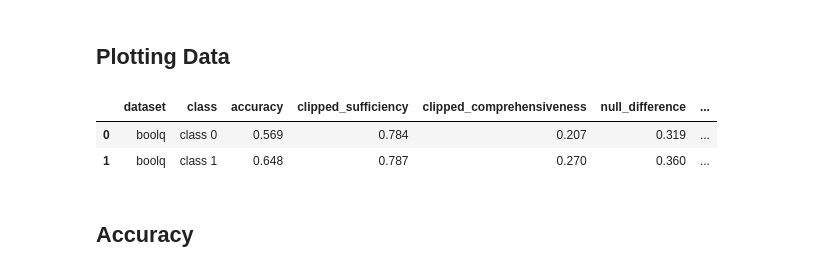
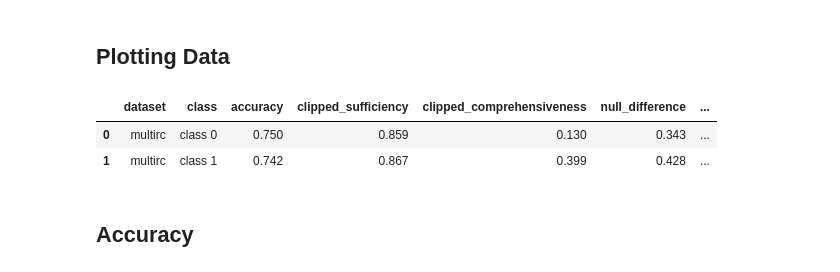
Before and after one commit to shaggyday/evaluating-human-rationales, a Jupyter notebook: plotting/dataset_and_fidelity_analysis_plots.ipynb, the cells around one changed output. Drawn from its saved outputs; the diff is of its cells as text; code cells hidden in the pictures.

```diff
--- a/plotting/dataset_and_fidelity_analysis_plots.ipynb
+++ b/plotting/dataset_and_fidelity_analysis_plots.ipynb
@@ -225,7 +225,7 @@ plt.show()
 # model_names = ["lstm","roberta"]
 model_names = ["roberta"]
 datasets = ["movies", "scifact"]
-# datasets = ["multirc"]
+datasets = ["multirc"]
 plot_data = {"dataset": [], "model": [], "accuracy": [], "clipped_sufficiency": [],
             "clipped_comprehensiveness": [], "eraser_sufficiency": [], "eraser_comprehensiveness": [],
             "normalized_comprehensiveness": [], "normalized_sufficiency": []}
@@ -377,13 +376,13 @@ plt.show()
 # %%
 # datasets = ["wikiattack", "sst", "movies", "multirc", "fever", "esnli"]
 datasets = ["scifact"]
-# datasets = ["multirc"]
-datasets = ["boolq"]
+datasets = ["multirc"]
+# datasets = ["boolq"]
 plot_data = {"dataset": [], "class": [], "accuracy": [], "clipped_sufficiency": [],
             "clipped_comprehensiveness": [], "null_difference": [],
             "normalized_sufficiency": [], "normalized_comprehensiveness": []}
 model_name = "roberta"
-model_name = "lstm"
+# model_name = "lstm"
 output_dir = f"../{OUTPUT_DIR}/{model_name}"
 for dataset in datasets:
     feature_dir = os.path.join(output_dir, dataset)
@@ -404,35 +403,35 @@ for dataset in datasets:
                                              normalization=False)
 
         clipped_comprehensiveness = fidelity_calculator.compute(prob_y_hat=prob_y_hat,
                                                     prob_y_hat_alpha=prob_y_hat_alpha_comp,
                                                     fidelity_type="comprehensiveness",
                                                     normalization=False)
 
         normalized_sufficiency = fidelity_calculator.compute(prob_y_hat=prob_y_hat,
                                      prob_y_hat_alpha=prob_y_hat_alpha,
                                      null_difference=null_difference,
                                      normalization=True)
 
         normalized_comprehensiveness = fidelity_calculator.compute(prob_y_hat=prob_y_hat,
                                                     prob_y_hat_alpha=prob_y_hat_alpha_comp,
                                                     fidelity_type="comprehensiveness",
                                                     null_difference=null_difference,
                                                     normalization=True)
 
         plot_data["dataset"].append(dataset)
         plot_data["accuracy"].append(mt.accuracy_score(y, y_hat))
         plot_data["clipped_sufficiency"].append(clipped_sufficiency)
         plot_data["class"].append("class "+str(class_id))
         plot_data["clipped_comprehensiveness"].append(clipped_comprehensiveness)
         plot_data["null_difference"].append(np.mean(null_difference))
         plot_data["normalized_sufficiency"].append(normalized_sufficiency)
         plot_data["normalized_comprehensiveness"].append(normalized_comprehensiveness)
 plot_data_df = pd.DataFrame(plot_data)
 plot_data_df
 # %% [output]
 |  | dataset | class | accuracy | clipped_sufficiency | clipped_comprehensiveness | null_difference | ... |
-| 0 | boolq | class 0 | 0.569 | 0.784 | 0.207 | 0.319 | ... |
-| 1 | boolq | class 1 | 0.648 | 0.787 | 0.270 | 0.360 | ... |
+| 0 | multirc | class 0 | 0.750 | 0.859 | 0.130 | 0.343 | ... |
+| 1 | multirc | class 1 | 0.742 | 0.867 | 0.399 | 0.428 | ... |
 # %% [markdown]
 ## Accuracy
 # %%
```
Also changed, not shown: parts of 1 cell of this notebook, 6 other files.
